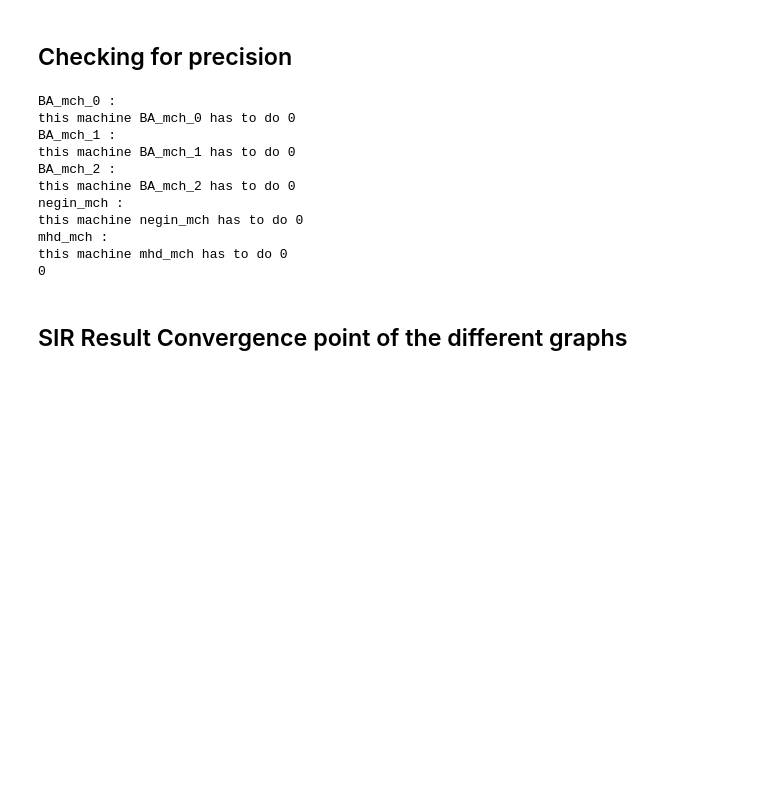
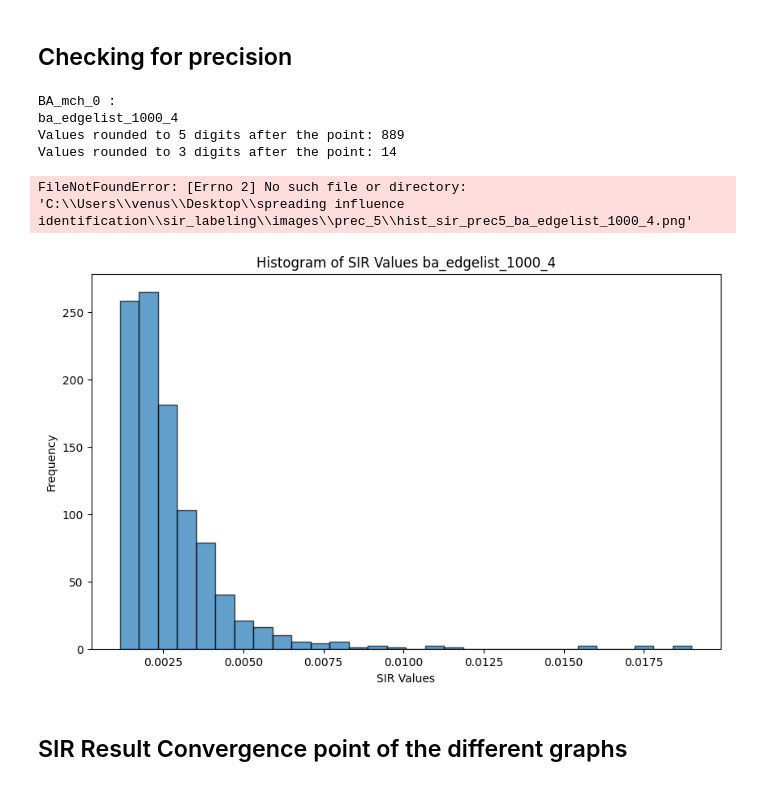
Before and after one commit to neginkheirmand/influential-node-ranking-in-complex-networks, a Jupyter notebook: sir-sim-analisys.ipynb, the cells around one changed output. Cells and saved outputs as stored; diff of their text form; code cells hidden in the pictures; blank space fills up the shorter version.

```diff
--- a/sir-sim-analisys.ipynb
+++ b/sir-sim-analisys.ipynb
@@ -343,7 +343,8 @@ def check_sir_precision_and_plot(csv_file_path, name):
     rounded_to_3 = sir_values.apply(lambda x: len(str(x).split(".")[1]) == 3 if "." in str(x) else False).sum()
 
 
-    if rounded_to_3 == 0 or (rounded_to_3 > 0 and rounded_to_5 > 0) :
+    # if rounded_to_3 == 0 or (rounded_to_3 > 0 and rounded_to_5 > 0) :
+    if name=='maybe-PROTEINS-full' or name== 'ChicagoRegional':
         return  0
 
     print(name)
@@ -351,43 +352,39 @@ def check_sir_precision_and_plot(csv_file_path, name):
     print(f"Values rounded to 5 digits after the point: {rounded_to_5}")
     print(f"Values rounded to 3 digits after the point: {rounded_to_3}")
 
     # Plot the histogram of the SIR values
     plt.figure(figsize=(10, 6))
     plt.hist(sir_values, bins=30, edgecolor='black', alpha=0.7)
     plt.title(f"Histogram of SIR Values {name}")
     plt.xlabel("SIR Values")
     plt.ylabel("Frequency")
     # plt.show()
     # plt.savefig(f"./sir_labeling/images/prec_3/hist_sir_prec3_{name}.png", dpi=300, bbox_inches='tight')
+    plt.savefig(f"./sir_labeling/images/prec_5/hist_sir_prec5_{name}.png", dpi=300, bbox_inches='tight')
     return rounded_to_3
 
 # Example usage
 # check_sir_precision_and_plot("path_to_your_csv_file.csv")
 
 
 sum_redo_nodes = 0
 for mch in di.keys():
     print(mch, ": ")
     mch_sum=0
     for net in di[mch]:
         sir_paths = get_sir_graph_paths(net)
         redo_nodes= check_sir_precision_and_plot(sir_paths[0], net)
         sum_redo_nodes+=redo_nodes
         mch_sum+=redo_nodes
     print(f"this machine {mch} has to do {mch_sum}")
 print(sum_redo_nodes)
 # %% [output]
 BA_mch_0 :
-this machine BA_mch_0 has to do 0
-BA_mch_1 :
-this machine BA_mch_1 has to do 0
-BA_mch_2 :
-this machine BA_mch_2 has to do 0
-negin_mch :
-this machine negin_mch has to do 0
-mhd_mch :
-this machine mhd_mch has to do 0
-0
+ba_edgelist_1000_4
+Values rounded to 5 digits after the point: 889
+Values rounded to 3 digits after the point: 14
+FileNotFoundError: [Errno 2] No such file or directory: 'C:\\Users\\venus\\Desktop\\spreading influence identification\\sir_labeling\\images\\prec_5\\hist_sir_prec5_ba_edgelist_1000_4.png'
+[figure, added]
 # %%
 def remove_sir_with_3_digit_precision(csv_file_path, output_file_path):
     # Load the CSV file into a DataFrame
```
Also changed, not shown: parts of 2 cells of this notebook, 1 other file.
